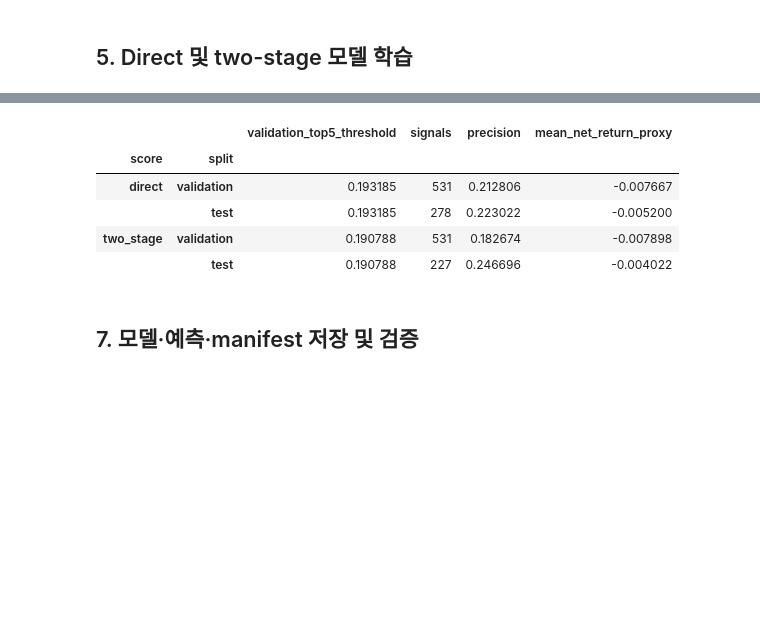
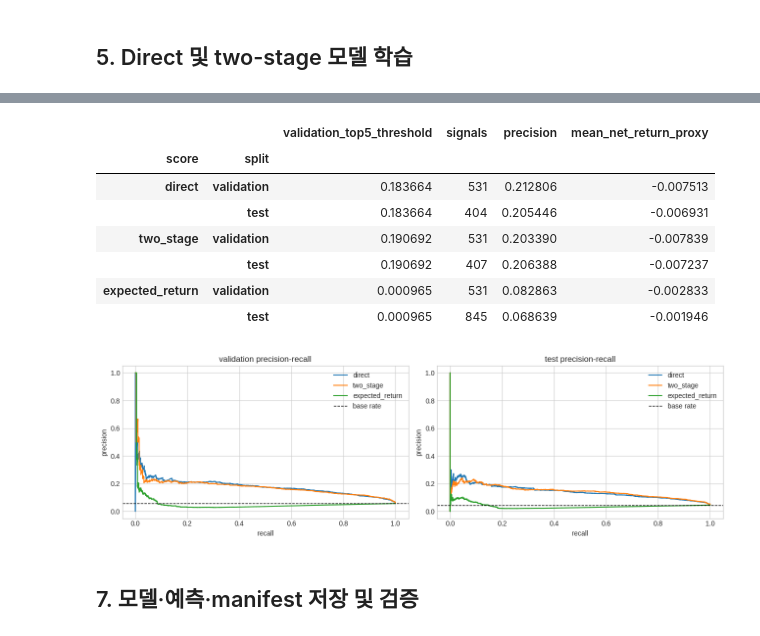
Before and after one commit to Leeyoungsup/Detecting-entry-signals-for-short-term-trades-right-before-a-rapid-price-surge, a Jupyter notebook: notebooks/04_gradient_boosting_baseline.ipynb, the cells around one changed output, grey strips where cells are left out. Drawn from its saved outputs; the diff is of its cells as text; code cells hidden in the pictures; blank space fills up the shorter version.

```diff
--- a/notebooks/04_gradient_boosting_baseline.ipynb
+++ b/notebooks/04_gradient_boosting_baseline.ipynb
@@ -72,18 +72,18 @@ PROCESSED_ROOT = DATA_ROOT / "processed"
 MODEL_ROOT = DATA_ROOT / "models"
 MODEL_ROOT.mkdir(parents=True, exist_ok=True)
 
-FEATURE_ROWS_PATH = PROCESSED_ROOT / "feature_rows_price_v1.parquet"
-SEQUENCE_INDEX_PATH = PROCESSED_ROOT / "sequence_index_price_v1.parquet"
+FEATURE_ROWS_PATH = PROCESSED_ROOT / "feature_rows_price_v2.parquet"
+SEQUENCE_INDEX_PATH = PROCESSED_ROOT / "sequence_index_price_v2.parquet"
 LABELS_PATH = PROCESSED_ROOT / "labels_dual_path_10m_tp5_sl3_v2.parquet"
-TABULAR_PATH = PROCESSED_ROOT / "baseline_tabular_10m_tp5_sl3_price_v1.parquet"
-FEATURE_SCHEMA_PATH = PROCESSED_ROOT / "baseline_tabular_10m_tp5_sl3_price_v1_schema.json"
-SCALER_PATH = PROCESSED_ROOT / "baseline_tabular_10m_tp5_sl3_scaler.parquet"
-PREDICTIONS_PATH = PROCESSED_ROOT / "baseline_torch_predictions_10m_tp5_sl3.parquet"
-HISTORY_PATH = PROCESSED_ROOT / "baseline_torch_stage_history_10m_tp5_sl3.parquet"
-METRICS_PATH = PROCESSED_ROOT / "baseline_torch_metrics_10m_tp5_sl3.parquet"
-TOP_SIGNAL_PATH = PROCESSED_ROOT / "baseline_torch_top_signal_metrics_10m_tp5_sl3.parquet"
-THRESHOLD_PATH = PROCESSED_ROOT / "baseline_torch_threshold_metrics_10m_tp5_sl3.parquet"
-MANIFEST_PATH = MODEL_ROOT / "torch_stagewise_boosting_10m_tp5_sl3_manifest.json"
+TABULAR_PATH = PROCESSED_ROOT / "baseline_tabular_10m_tp5_sl3_price_v2.parquet"
+FEATURE_SCHEMA_PATH = PROCESSED_ROOT / "baseline_tabular_10m_tp5_sl3_price_v2_schema.json"
+SCALER_PATH = PROCESSED_ROOT / "baseline_tabular_10m_tp5_sl3_price_v2_scaler.parquet"
+PREDICTIONS_PATH = PROCESSED_ROOT / "baseline_torch_predictions_10m_tp5_sl3_price_v2.parquet"
+HISTORY_PATH = PROCESSED_ROOT / "baseline_torch_stage_history_10m_tp5_sl3_price_v2.parquet"
+METRICS_PATH = PROCESSED_ROOT / "baseline_torch_metrics_10m_tp5_sl3_price_v2.parquet"
+TOP_SIGNAL_PATH = PROCESSED_ROOT / "baseline_torch_top_signal_metrics_10m_tp5_sl3_price_v2.parquet"
+THRESHOLD_PATH = PROCESSED_ROOT / "baseline_torch_threshold_metrics_10m_tp5_sl3_price_v2.parquet"
+MANIFEST_PATH = MODEL_ROOT / "torch_stagewise_boosting_10m_tp5_sl3_price_v2_manifest.json"
 
 required_artifacts = [FEATURE_ROWS_PATH, SEQUENCE_INDEX_PATH, LABELS_PATH]
 missing = [str(path) for path in required_artifacts if not path.exists()]
@@ -456,7 +524,7 @@ net_return_direct = baseline_df.loc[direct_mask, "expected_net_return_dual_10m"]
 
 metric_rows = []
 top_rows = []
-for score_name in ["direct", "two_stage"]:
+for score_name in ["direct", "two_stage", "expected_return"]:
     score = probabilities[score_name][direct_mask]
     for split_name in ["train", "validation", "test"]:
         mask = split_direct == split_name
@@ -470,7 +538,9 @@ for score_name in ["direct", "two_stage"]:
             "positive_rate": float(y_split.mean()),
             "roc_auc": roc_auc_score(y_split, score_split),
             "pr_auc": average_precision_score(y_split, score_split),
-            "brier": brier_score_loss(y_split, score_split),
+            "brier": brier_score_loss(y_split, score_split) if score_name != "expected_return" else np.nan,
+            "return_spearman": pd.Series(return_split).corr(pd.Series(score_split), method='spearman'),
+            "return_mae": float(np.mean(np.abs(return_split - score_split))) if score_name == "expected_return" else np.nan,
         })
         order = np.argsort(-score_split)
         for top_share in [0.01, 0.03, 0.05]:
@@ -516,43 +593,46 @@ display(top_signal_df.query("split in ['validation', 'test']").set_index(["score
 # %%
 threshold_rows = []
-for score_name in ["direct", "two_stage"]:
+for score_name in ["direct", "two_stage", "expected_return"]:
     score = probabilities[score_name][direct_mask]
     validation_scores = score[split_direct == "validation"]
     threshold = float(np.quantile(validation_scores, 0.95))
     for split_name in ["validation", "test"]:
         split_mask = split_direct == split_name
         selected = split_mask & (score >= threshold)
         threshold_rows.append({
             "score": score_name,
             "split": split_name,
             "validation_top5_threshold": threshold,
             "signals": int(selected.sum()),
             "precision": float(y_direct[selected].mean()) if selected.any() else np.nan,
             "mean_net_return_proxy": float(net_return_direct[selected].mean()) if selected.any() else np.nan,
         })
 threshold_df = pd.DataFrame(threshold_rows)
 display(threshold_df.set_index(["score", "split"]))
 
 fig, axes = plt.subplots(1, 2, figsize=(13, 4))
 for axis, split_name in zip(axes, ["validation", "test"]):
     split_mask = split_direct == split_name
-    for score_name in ["direct", "two_stage"]:
+    for score_name in ["direct", "two_stage", "expected_return"]:
         precision, recall, _ = precision_recall_curve(y_direct[split_mask], probabilities[score_name][direct_mask][split_mask])
         axis.plot(recall, precision, label=score_name)
     axis.axhline(y_direct[split_mask].mean(), color="black", linestyle="--", linewidth=1, label="base rate")
     axis.set_title(f"{split_name} precision-recall")
     axis.set_xlabel("recall")
     axis.set_ylabel("precision")
     axis.legend()
 plt.tight_layout()
 plt.show()
 # %% [output]
 |  |  | validation_top5_threshold | signals | precision | mean_net_return_proxy |
 | score | split |  |  |  |  |
-| direct | validation | 0.193185 | 531 | 0.212806 | -0.007667 |
-|  | test | 0.193185 | 278 | 0.223022 | -0.005200 |
-| two_stage | validation | 0.190788 | 531 | 0.182674 | -0.007898 |
-|  | test | 0.190788 | 227 | 0.246696 | -0.004022 |
+| direct | validation | 0.183664 | 531 | 0.212806 | -0.007513 |
+|  | test | 0.183664 | 404 | 0.205446 | -0.006931 |
+| two_stage | validation | 0.190692 | 531 | 0.203390 | -0.007839 |
+|  | test | 0.190692 | 407 | 0.206388 | -0.007237 |
+| expected_return | validation | 0.000965 | 531 | 0.082863 | -0.002833 |
+|  | test | 0.000965 | 845 | 0.068639 | -0.001946 |
+[figure, added]
 # %% [markdown]
 ## 7. 모델·예측·manifest 저장 및 검증
 # %%
```
Also changed, not shown: parts of 9 cells of this notebook, 34 other files.
